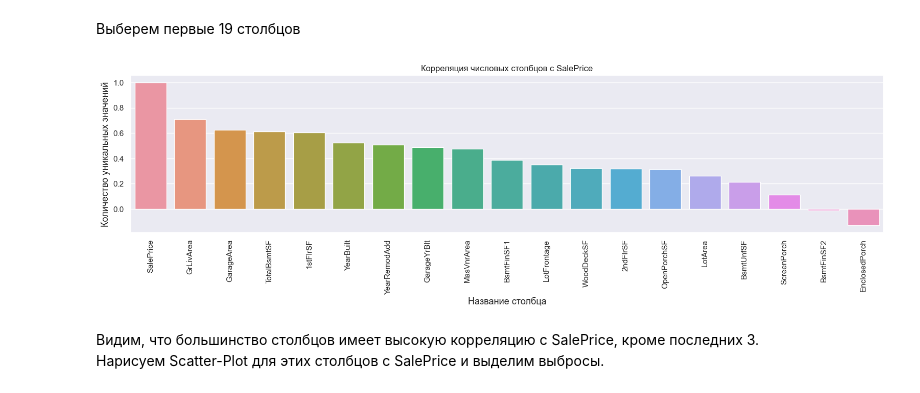
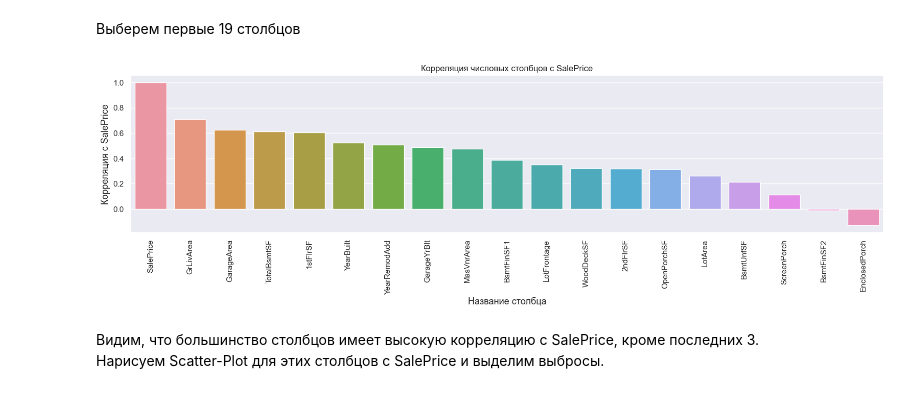
Before and after one commit to reboot2h/SberUniversity, a Jupyter notebook: Профильный модуль/Групповой проект 2/Групповой проект 2.ipynb, the cells around one changed output. Saved outputs shown, nothing was run; the diff lists cells and outputs as text; code cells hidden in the pictures.

Commit message:
fixed chart ylabel

```diff
--- a/Профильный модуль/Групповой проект 2/Групповой проект 2.ipynb
+++ b/Профильный модуль/Групповой проект 2/Групповой проект 2.ipynb
@@ -65,28 +65,28 @@ plt.show()
 # %%
 # Проверим корреляцию выбранных колонок с SalePrice
 highly_unique_columns = numeric_column_list.drop(numeric_column_list[numeric_column_list['Unique-Values'] < 49].index)
 cols = highly_unique_columns['Column-Names']
 corrs=[]
 for item in cols:
     corrs.append((train[item].corr(train['SalePrice'])))
 
 # Создадим DataFrame из значений корреляций
 corr_data = pd.DataFrame(
     {'cols': cols,
      'corrs': corrs
     })
 corr_data = corr_data.sort_values(by='corrs', ascending=False)
 
 
 plt.subplots(figsize=(19, 4))
 sns.barplot(x=corr_data['cols'], y=corr_data['corrs'])
 plt.xticks(rotation=90)
-plt.ylabel('Количество уникальных значений', fontsize=13)
+plt.ylabel('Корреляция c SalePrice', fontsize=13)
 plt.xlabel('Название столбца', fontsize=13)
 plt.title('Корреляция числовых столбцов с SalePrice')
 plt.show()
 # %% [output]
-[figure, old version]
+[figure, new version]
 # %% [markdown]
 Видим, что большинство столбцов имеет высокую корреляцию с SalePrice, кроме последних 3.\
 Нарисуем Scatter-Plot для этих столбцов с SalePrice и выделим выбросы.
```
Also changed, not shown: parts of 2 cells of this notebook.
